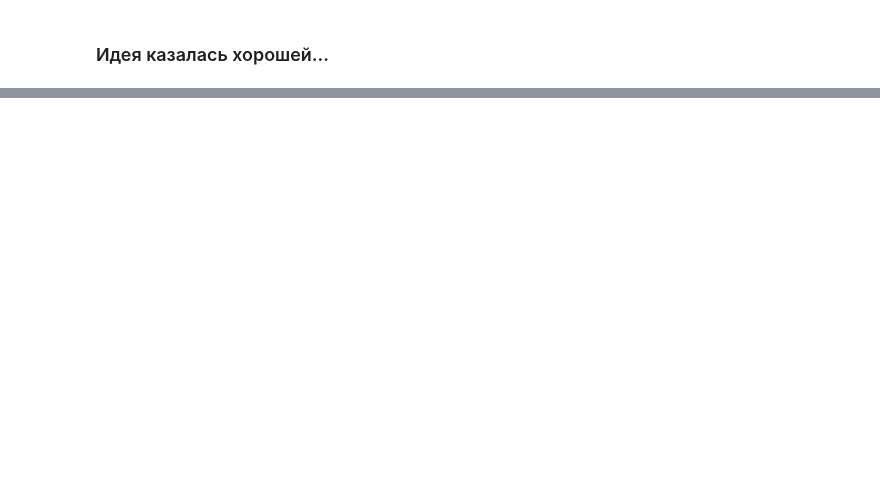
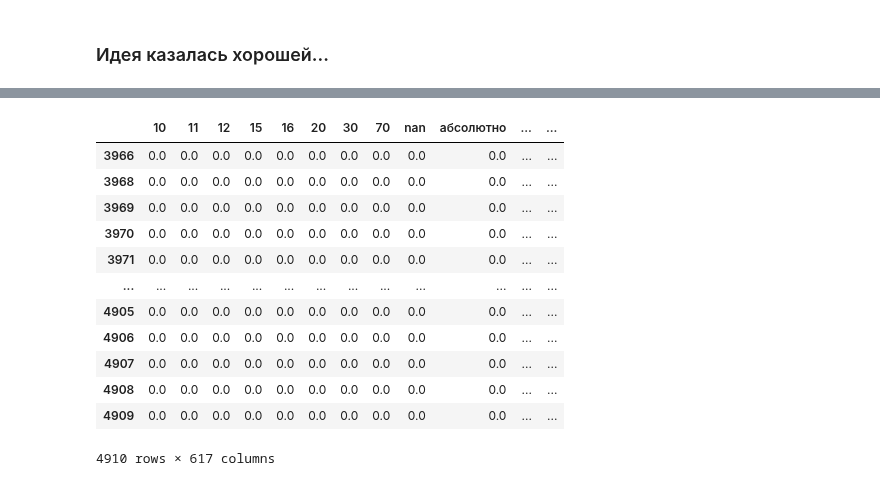
Before and after one commit to TefloniusMonk/intro, a Jupyter notebook: notebooks/parser.ipynb, the cells around one changed output, grey strips where cells are left out. Drawn from its saved outputs; the diff is of its cells as text; code cells hidden in the pictures; blank space fills up the shorter version.

```diff
--- a/notebooks/parser.ipynb
+++ b/notebooks/parser.ipynb
@@ -692,0 +716,15 @@ sns.barplot(x=cat.feature_importances_, y = X_train.columns)
+# %%
+from nltk.tokenize import RegexpTokenizer
+import pymorphy2
+from nltk.corpus import stopwords
+
+tokenizer = RegexpTokenizer(r'\w+')
+morph = pymorphy2.MorphAnalyzer()
+
+def normalize(doc):
+    tokens = tokenizer.tokenize(doc)
+    tokens = [x for x in tokens if x not in stopwords.words('russian')]
+    tokens = [morph.normal_forms(x)[0] for x in tokens]
+    return ','.join(tokens)
+# %%
+df['synopsis_norm'] = df['synopsis'].astype(str).apply(normalize)
@@ -692,0 +764,16 @@ sns.barplot(x=cat.feature_importances_, y = X_train.columns)
+# %%
+from sklearn.linear_model import ElasticNetCV
+
+vectorizer = TfidfVectorizer(norm=None, max_df=0.01, min_df=0.005)
+
+word_df = pd.DataFrame(vectorizer.fit_transform(df['synopsis_norm']).todense(),
+                       columns=vectorizer.get_feature_names())
+
+X_train, X_test, y_train, y_test = train_test_split(word_df, y, test_size=0.2,
+                                                        random_state=42)
+
+scaler = preprocessing.StandardScaler()
+model = ElasticNetCV(l1_ratio=0.2)
+pipe = Pipeline([('scaler', scaler), ('model', model)])
+pipe.fit(X_train, y_train)
+show_metrics(pipe, X_train, X_test, y_train, y_test)
@@ -692,0 +812,2 @@ sns.barplot(x=cat.feature_importances_, y = X_train.columns)
+# %%
+word_df['rating'] = df['imdb_rating']
@@ -692,0 +844,16 @@ sns.barplot(x=cat.feature_importances_, y = X_train.columns)
+# %%
+word_df.sort_values(by='rating')
+# %% [output]
+|  | 10 | 11 | 12 | 15 | 16 | 20 | 30 | 70 | nan | абсолютно | ... | ... |
+| 3966 | 0.0 | 0.0 | 0.0 | 0.0 | 0.0 | 0.0 | 0.0 | 0.0 | 0.0 | 0.0 | ... | ... |
+| 3968 | 0.0 | 0.0 | 0.0 | 0.0 | 0.0 | 0.0 | 0.0 | 0.0 | 0.0 | 0.0 | ... | ... |
+| 3969 | 0.0 | 0.0 | 0.0 | 0.0 | 0.0 | 0.0 | 0.0 | 0.0 | 0.0 | 0.0 | ... | ... |
+| 3970 | 0.0 | 0.0 | 0.0 | 0.0 | 0.0 | 0.0 | 0.0 | 0.0 | 0.0 | 0.0 | ... | ... |
+| 3971 | 0.0 | 0.0 | 0.0 | 0.0 | 0.0 | 0.0 | 0.0 | 0.0 | 0.0 | 0.0 | ... | ... |
+| ... | ... | ... | ... | ... | ... | ... | ... | ... | ... | ... | ... | ... |
+| 4905 | 0.0 | 0.0 | 0.0 | 0.0 | 0.0 | 0.0 | 0.0 | 0.0 | 0.0 | 0.0 | ... | ... |
+| 4906 | 0.0 | 0.0 | 0.0 | 0.0 | 0.0 | 0.0 | 0.0 | 0.0 | 0.0 | 0.0 | ... | ... |
+| 4907 | 0.0 | 0.0 | 0.0 | 0.0 | 0.0 | 0.0 | 0.0 | 0.0 | 0.0 | 0.0 | ... | ... |
+| 4908 | 0.0 | 0.0 | 0.0 | 0.0 | 0.0 | 0.0 | 0.0 | 0.0 | 0.0 | 0.0 | ... | ... |
+| 4909 | 0.0 | 0.0 | 0.0 | 0.0 | 0.0 | 0.0 | 0.0 | 0.0 | 0.0 | 0.0 | ... | ... |
+4910 rows × 617 columns
```
Also changed, not shown: parts of 27 cells of this notebook.
